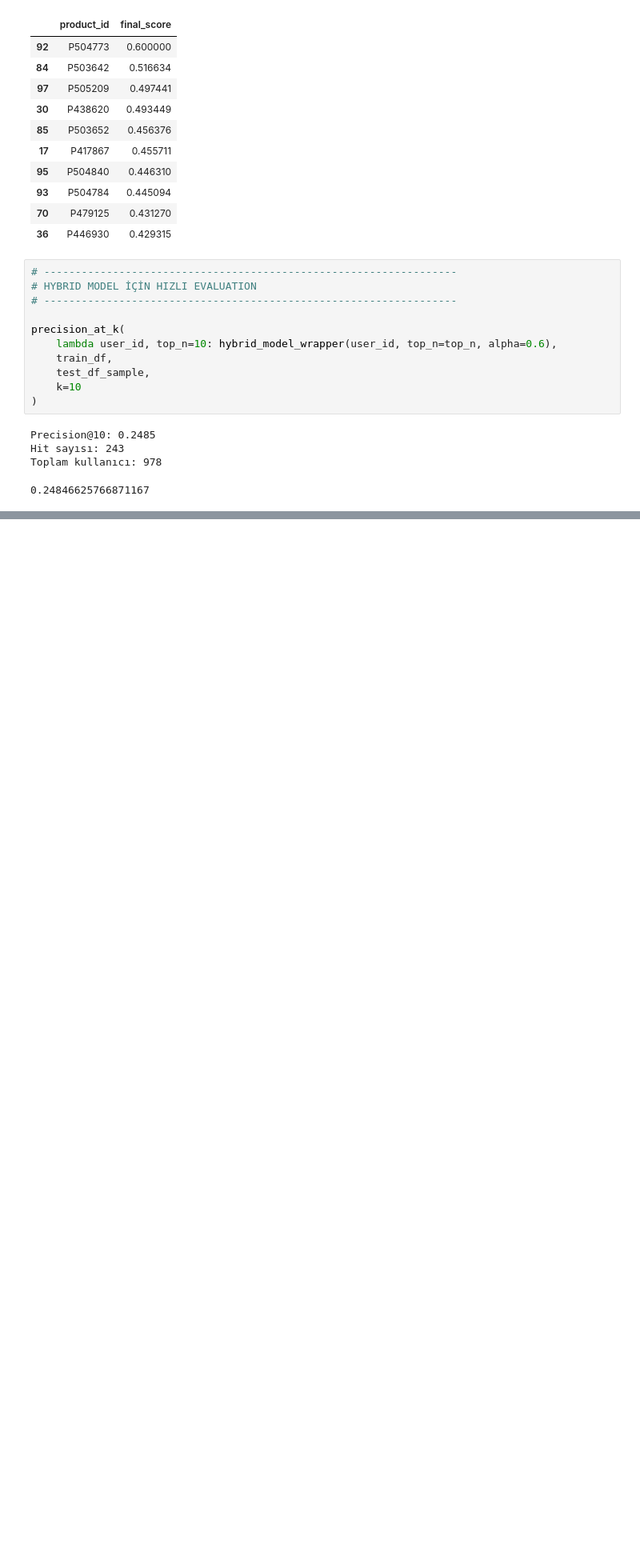
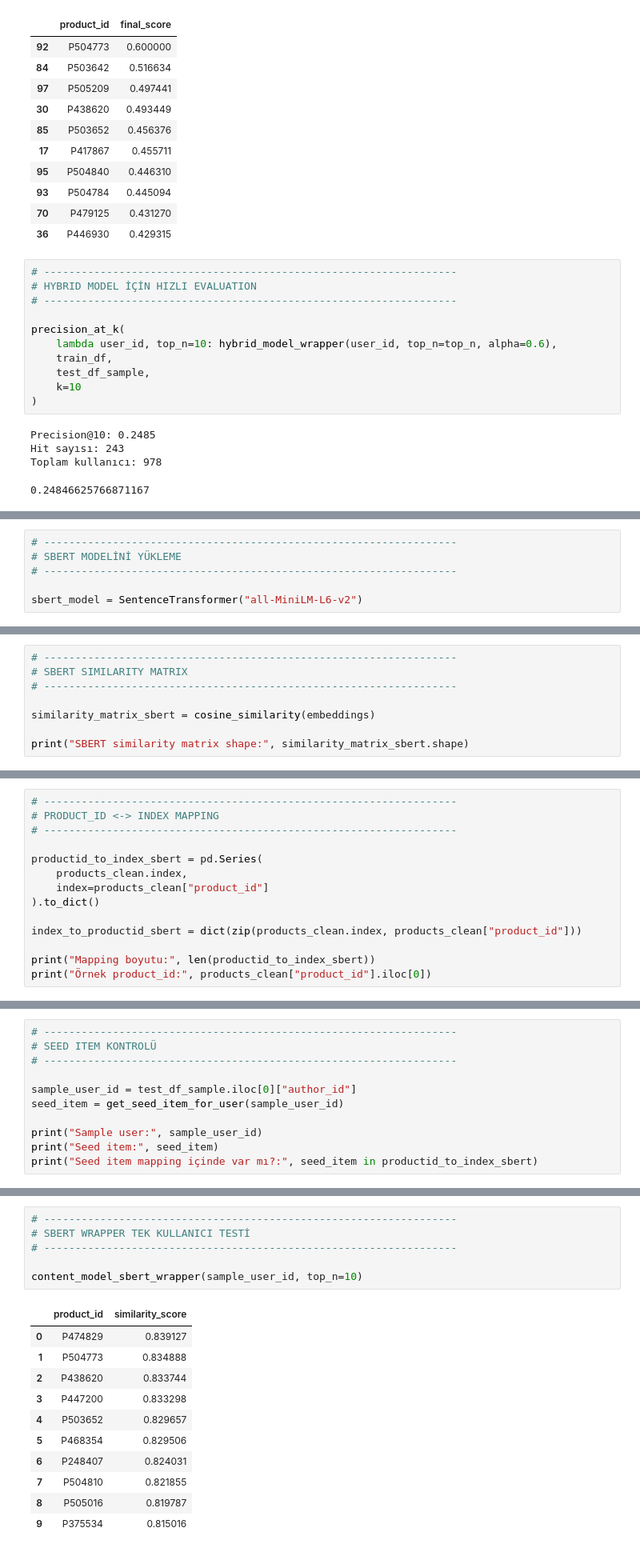
Before and after one commit to aslitarakcilar/cosmetic-recommendation-system, a Jupyter notebook: notebooks/02_evaluation.ipynb, the cells around one changed output, grey strips where cells are left out. Shown at 80% size. Saved outputs shown, nothing was run; the diff lists cells and outputs as text; blank space fills up the shorter version.

```diff
--- a/notebooks/02_evaluation.ipynb
+++ b/notebooks/02_evaluation.ipynb
@@ -874,0 +1316,6 @@ Toplam kullanıcı: 978
+# %%
+# ------------------------------------------------------------------
+# SBERT MODELİNİ YÜKLEME
+# ------------------------------------------------------------------
+
+sbert_model = SentenceTransformer("all-MiniLM-L6-v2")
@@ -874,0 +1346,8 @@ Toplam kullanıcı: 978
+# %%
+# ------------------------------------------------------------------
+# SBERT SIMILARITY MATRIX
+# ------------------------------------------------------------------
+
+similarity_matrix_sbert = cosine_similarity(embeddings)
+
+print("SBERT similarity matrix shape:", similarity_matrix_sbert.shape)
@@ -874,0 +1356,14 @@ Toplam kullanıcı: 978
+# %%
+# ------------------------------------------------------------------
+# PRODUCT_ID <-> INDEX MAPPING
+# ------------------------------------------------------------------
+
+productid_to_index_sbert = pd.Series(
+    products_clean.index,
+    index=products_clean["product_id"]
+).to_dict()
+
+index_to_productid_sbert = dict(zip(products_clean.index, products_clean["product_id"]))
+
+print("Mapping boyutu:", len(productid_to_index_sbert))
+print("Örnek product_id:", products_clean["product_id"].iloc[0])
@@ -874,0 +1373,11 @@ Toplam kullanıcı: 978
+# %%
+# ------------------------------------------------------------------
+# SEED ITEM KONTROLÜ
+# ------------------------------------------------------------------
+
+sample_user_id = test_df_sample.iloc[0]["author_id"]
+seed_item = get_seed_item_for_user(sample_user_id)
+
+print("Sample user:", sample_user_id)
+print("Seed item:", seed_item)
+print("Seed item mapping içinde var mı?:", seed_item in productid_to_index_sbert)
@@ -874,0 +1435,18 @@ Toplam kullanıcı: 978
+# %%
+# ------------------------------------------------------------------
+# SBERT WRAPPER TEK KULLANICI TESTİ
+# ------------------------------------------------------------------
+
+content_model_sbert_wrapper(sample_user_id, top_n=10)
+# %% [output]
+|  | product_id | similarity_score |
+| 0 | P474829 | 0.839127 |
+| 1 | P504773 | 0.834888 |
+| 2 | P438620 | 0.833744 |
+| 3 | P447200 | 0.833298 |
+| 4 | P503652 | 0.829657 |
+| 5 | P468354 | 0.829506 |
+| 6 | P248407 | 0.824031 |
+| 7 | P504810 | 0.821855 |
+| 8 | P505016 | 0.819787 |
+| 9 | P375534 | 0.815016 |
```
Also changed, not shown: parts of 29 cells of this notebook, 1 other file.
